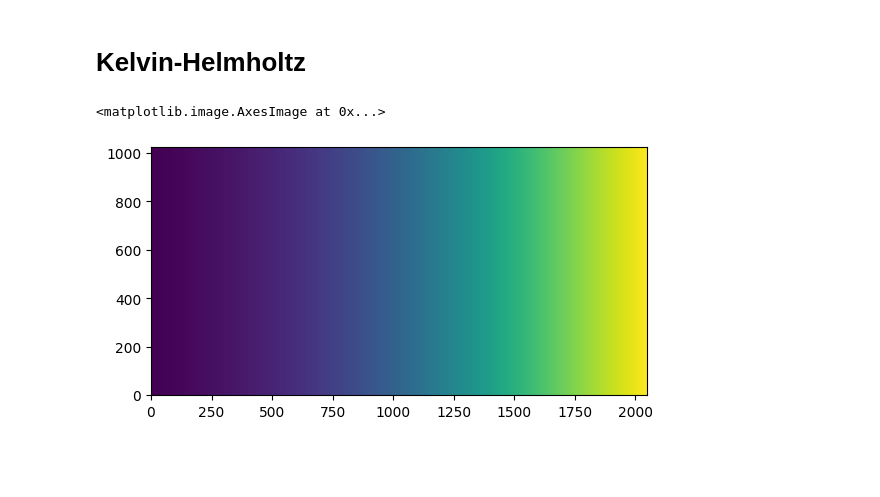
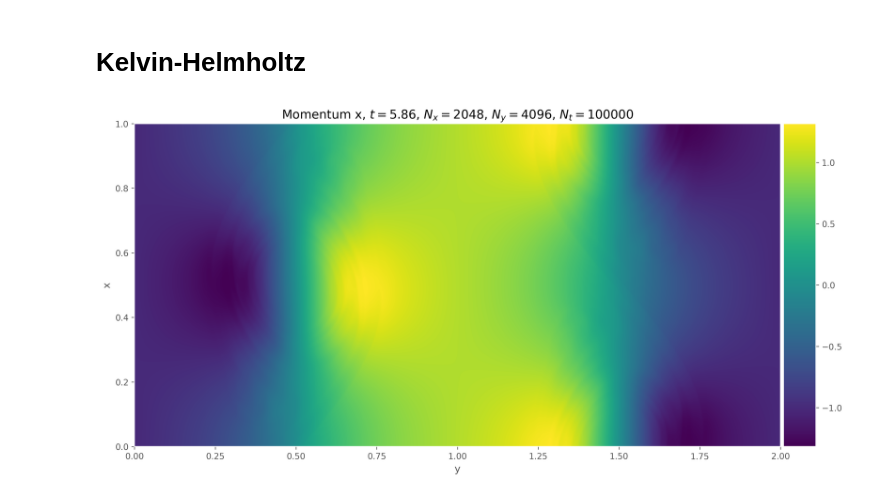
Before and after one commit to plabadens/jax-fluid-solver, a Jupyter notebook: notebooks/Kelvin Helmholtz.ipynb, the cells around one changed output. Saved outputs shown, nothing was run; the diff lists cells and outputs as text; code cells hidden in the pictures; blank space fills up the shorter version.

```diff
--- a/notebooks/Kelvin Helmholtz.ipynb
+++ b/notebooks/Kelvin Helmholtz.ipynb
@@ -1,11 +1,13 @@
 # %%
-import numpy as np
 import jax
 import jax.numpy as jnp
 import matplotlib.pyplot as plt
 from time import time
 from functools import partial
 
+%matplotlib inline
+plt.style.use("ggplot")
+
 jax.config.update("jax_enable_x64", True)
 # %%
 %load_ext autoreload
@@ -93,6 +103 @@ def create_state(n=1024, L=1.0, gamma=5/3):
 state = create_state()
-# %%
-plt.imshow(state.dye_concentration, origin="lower")
-# %% [output]
-<matplotlib.image.AxesImage at 0x...>
-[figure, removed]
@@ -104,0 +106,4 @@ def show_state(state, varname="density"):
+# %%
+show_state(state, "momentum_x")
+# %% [output]
+[figure, added]
```
Also changed, not shown: parts of 10 cells of this notebook, 2 other files.
